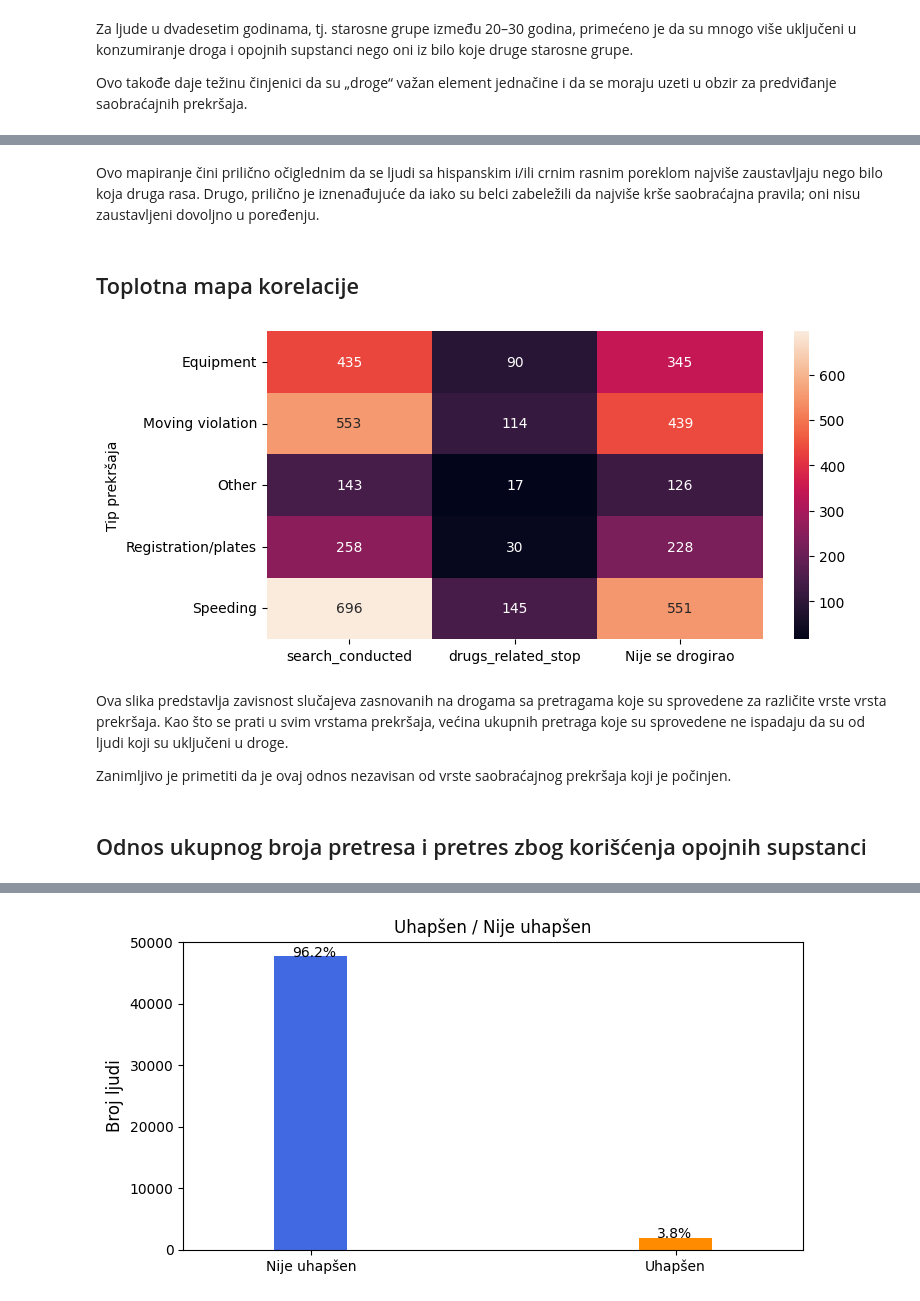
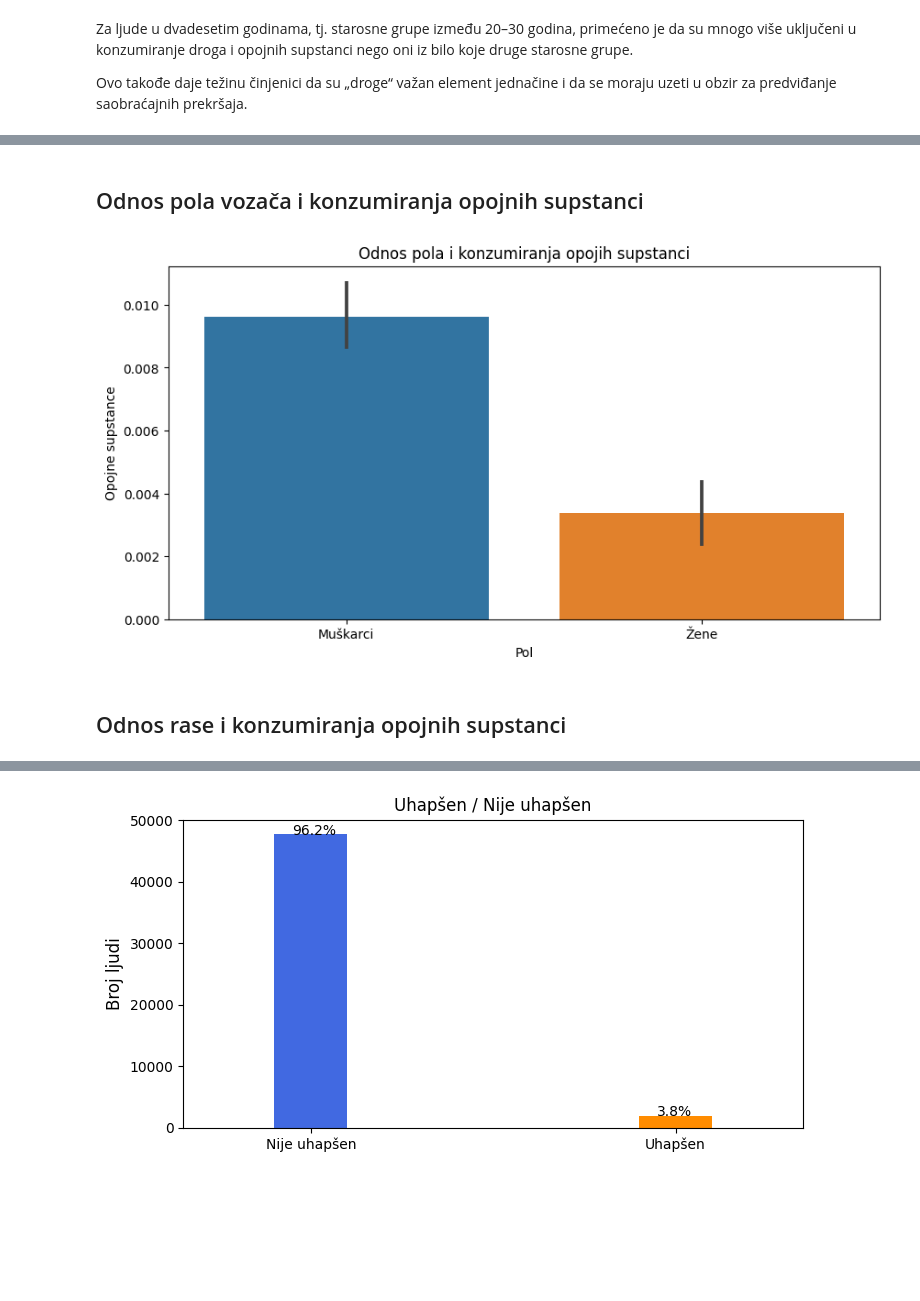
Before and after one commit to StefanJevtic63/2023_Data_Mining_Traffic_violations_Dataset, a Jupyter notebook: preprocessing/preprocessing.ipynb, the cells around one changed output, grey strips where cells are left out. Saved outputs shown, nothing was run; the diff lists cells and outputs as text; code cells hidden in the pictures; blank space fills up the shorter version.

```diff
--- a/preprocessing/preprocessing.ipynb
+++ b/preprocessing/preprocessing.ipynb
@@ -259,18 +374,14 @@ plt.ylabel("Rasa prekršioca");
-# %% [markdown]
-Ovo mapiranje čini prilično očiglednim da se ljudi sa hispanskim i/ili crnim rasnim poreklom najviše zaustavljaju nego bilo koja druga rasa. Drugo, prilično je iznenađujuće da iako su belci zabeležili da najviše krše saobraćajna pravila; oni nisu zaustavljeni dovoljno u poređenju.
-# %% [markdown]
-## Toplotna mapa korelacije
-# %%
-result = data.groupby('violation')[['search_conducted','drugs_related_stop','is_arrested']].sum()
-result['Nije se drogirao'] = result['search_conducted']-result['drugs_related_stop']
-plt.figure(figsize = (8,4))
-sns.heatmap(result, annot = True, fmt = ".0f");
-plt.ylabel("Tip prekršaja");
-# %% [output]
-[figure, removed]
-# %% [markdown]
-Ova slika predstavlja zavisnost slučajeva zasnovanih na drogama sa pretragama koje su sprovedene za različite vrste vrsta prekršaja. Kao što se prati u svim vrstama prekršaja, većina ukupnih pretraga koje su sprovedene ne ispadaju da su od ljudi koji su uključeni u droge.
-
-Zanimljivo je primetiti da je ovaj odnos nezavisan od vrste saobraćajnog prekršaja koji je počinjen.
+# %% [markdown]
+## Odnos pola vozača i konzumiranja opojnih supstanci
+# %%
+plt.figure(figsize=(10,5))
+g = sns.barplot(x='driver_gender', y='drugs_related_stop', data=data)
+g.set_xticklabels(['Muškarci', 'Žene'])
+plt.title('Odnos pola i konzumiranja opojih supstanci')
+plt.xlabel('Pol')
+plt.ylabel('Opojne supstance')
+plt.show()
+# %% [output]
+[figure, added]
 # %% [markdown]
-## Odnos ukupnog broja pretresa i pretres zbog korišćenja opojnih supstanci
+## Odnos rase i konzumiranja opojnih supstanci
```
Also changed, not shown: parts of 83 cells of this notebook, 3 other files.
